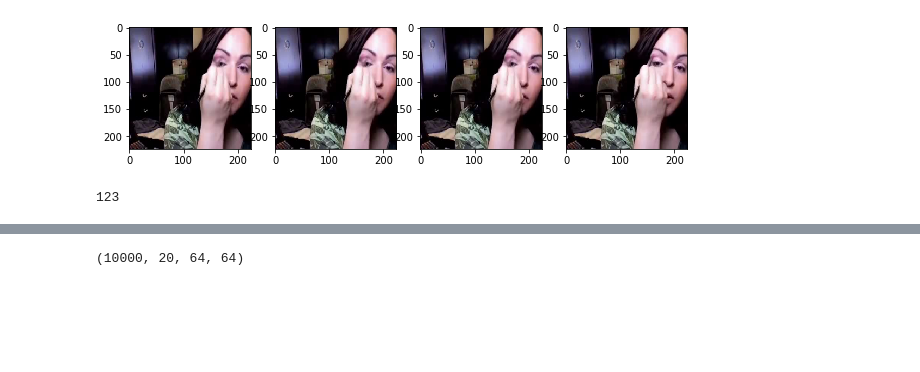
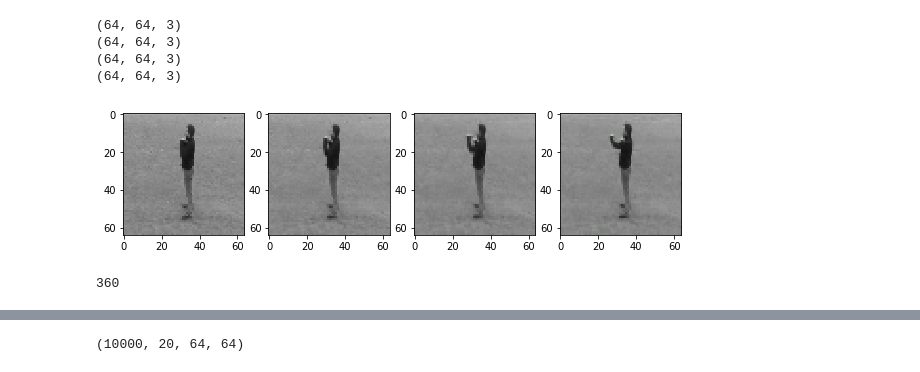
Before and after one commit to TMYuan/UnifiedNet, a Jupyter notebook: read_video_test.ipynb, the cells around one changed output, grey strips where cells are left out. Cells and saved outputs as stored; diff of their text form; code cells hidden in the pictures; blank space fills up the shorter version.

```diff
--- a/read_video_test.ipynb
+++ b/read_video_test.ipynb
@@ -4,19 +4,24 @@ import imageio
 import matplotlib.pyplot as plt
 from skimage.transform import resize
 # %%
-test = imageio.get_reader('./data/UCF101/v_ApplyEyeMakeup_g01_c02.avi')
+test = imageio.get_reader('./data/kth/raw/boxing/person02_boxing_d2_uncomp.avi')
 # %%
 l = test.get_length()
 fig, axs = plt.subplots(1, 4, figsize=(10, 8))
 for i in range(4):
-    img = resize(test.get_data(i), (224, 224), preserve_range=True).astype('uint8')
+    img = resize(test.get_data(i), (64, 64), preserve_range=True).astype('uint8')
+    print(img.shape)
     axs[i].imshow(img)
 # %% [output]
+(64, 64, 3)
+(64, 64, 3)
+(64, 64, 3)
+(64, 64, 3)
-[figure, old version]
+[figure, new version]
 # %%
 print(l)
 # %% [output]
-123
+360
 # %%
 from util import datasets
 # %%
```
Also changed, not shown: parts of 3 cells of this notebook, 5 other files.
